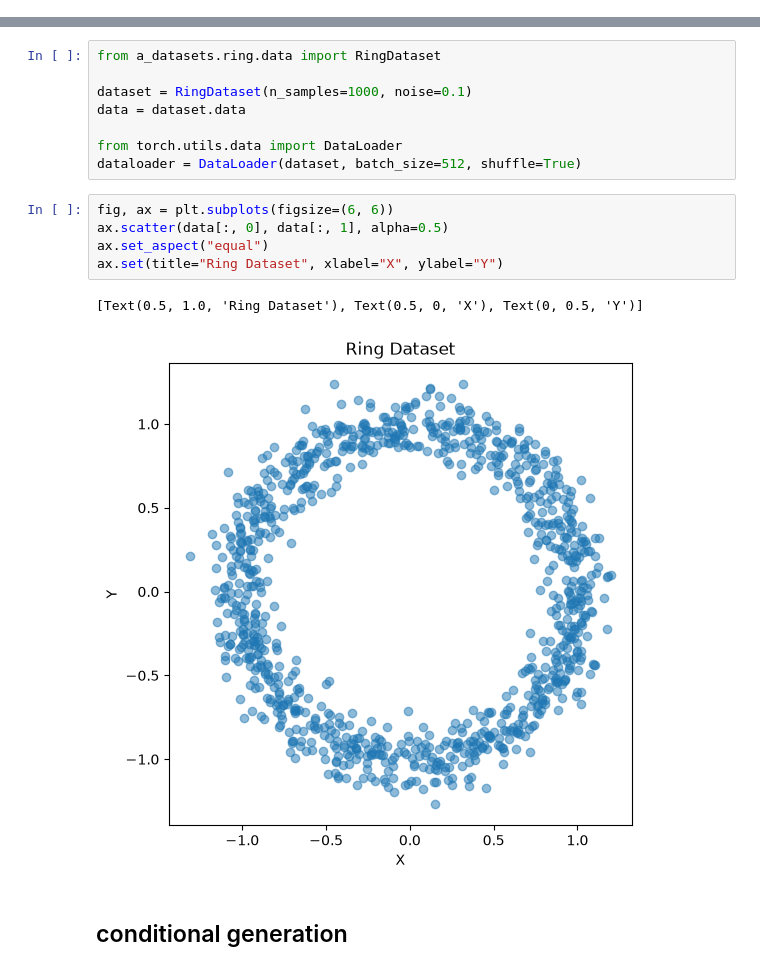
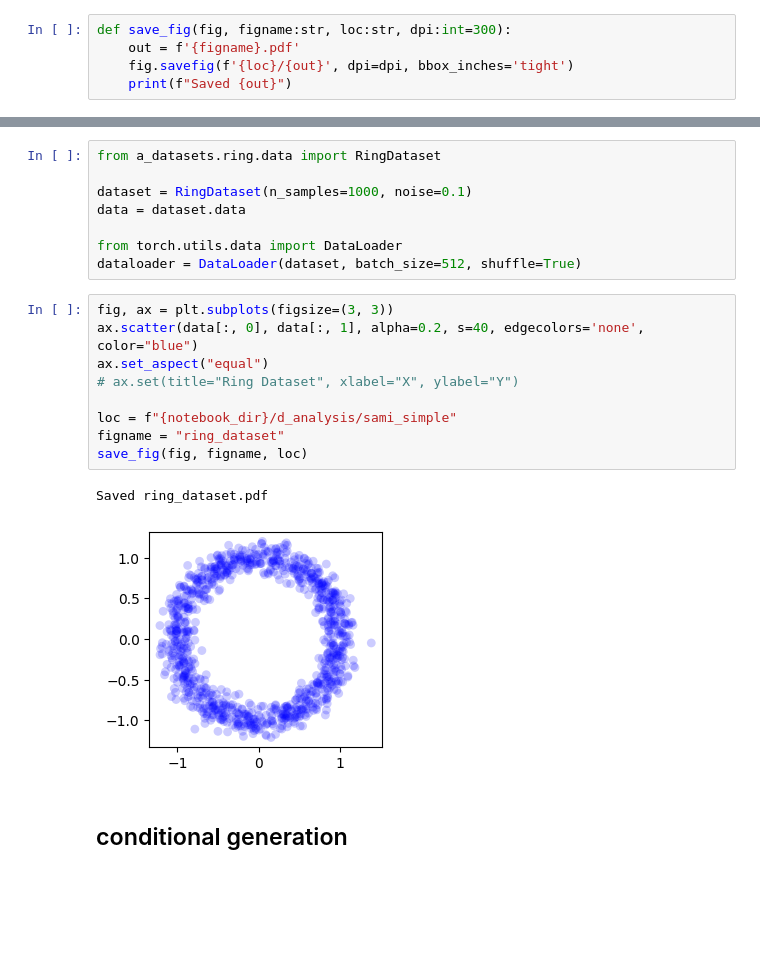
Before and after one commit to lyob/hdiva, a Jupyter notebook: d_analysis/diva_sami_comparison.ipynb, the cells around one changed output, grey strips where cells are left out. Saved outputs shown, nothing was run; the diff lists cells and outputs as text; blank space fills up the shorter version.

```diff
--- a/d_analysis/diva_sami_comparison.ipynb
+++ b/d_analysis/diva_sami_comparison.ipynb
@@ -26,6 +26,11 @@ The autoreload extension is already loaded. To reload it, use:
 # load and test infomax model (ring dataset)
 
 using conditional generation
+# %%
+def save_fig(fig, figname:str, loc:str, dpi:int=300):
+    out = f'{figname}.pdf'
+    fig.savefig(f'{loc}/{out}', dpi=dpi, bbox_inches='tight')
+    print(f"Saved {out}")
 # %% [markdown]
 ## data (ring)
 # %%
@@ -37,13 +42,17 @@ data = dataset.data
 from torch.utils.data import DataLoader
 dataloader = DataLoader(dataset, batch_size=512, shuffle=True)
 # %%
-fig, ax = plt.subplots(figsize=(6, 6))
-ax.scatter(data[:, 0], data[:, 1], alpha=0.5)
+fig, ax = plt.subplots(figsize=(3, 3))
+ax.scatter(data[:, 0], data[:, 1], alpha=0.2, s=40, edgecolors='none', color="blue")
 ax.set_aspect("equal")
-ax.set(title="Ring Dataset", xlabel="X", ylabel="Y")
+# ax.set(title="Ring Dataset", xlabel="X", ylabel="Y")
+
+loc = f"{notebook_dir}/d_analysis/sami_simple"
+figname = "ring_dataset"
+save_fig(fig, figname, loc)
 # %% [output]
-[Text(0.5, 1.0, 'Ring Dataset'), Text(0.5, 0, 'X'), Text(0, 0.5, 'Y')]
+Saved ring_dataset.pdf
-[figure, old version]
+[figure, new version]
 # %% [markdown]
 ## conditional generation
 # %%
```
Also changed, not shown: parts of 26 cells of this notebook, 12 other files.
